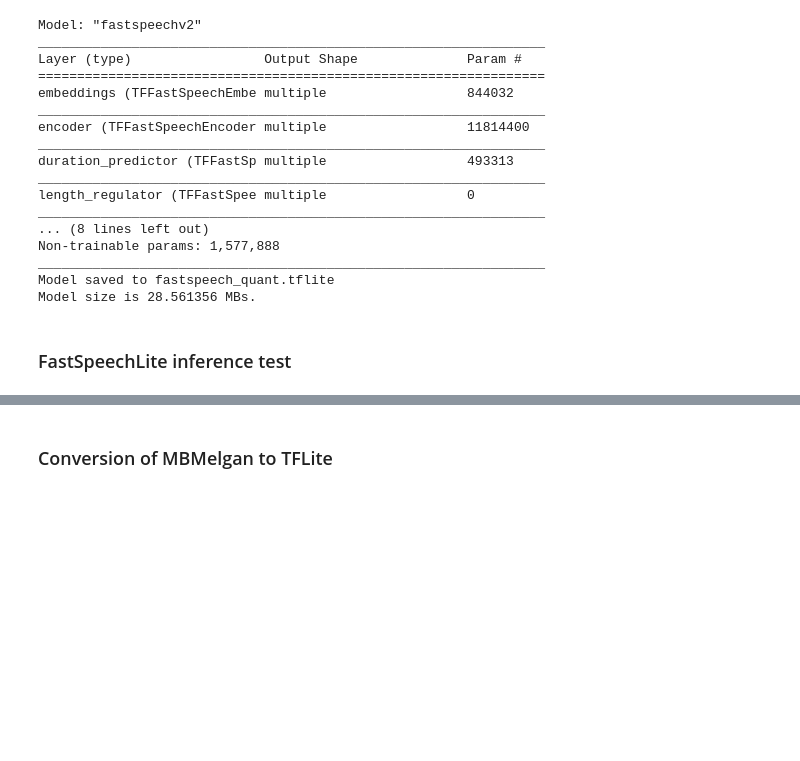
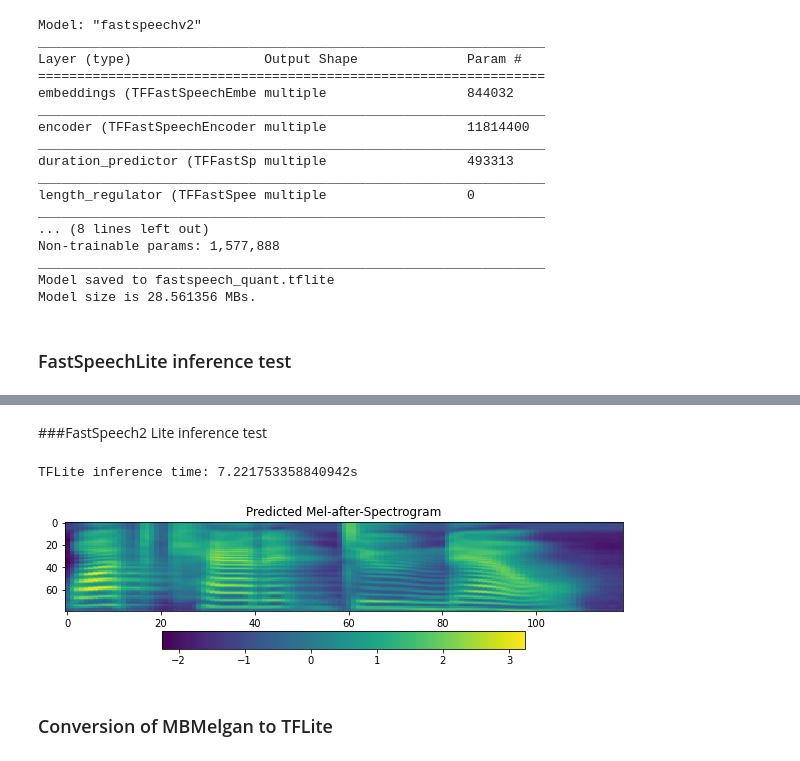
Before and after one commit to TensorSpeech/TensorFlowTTS, a Jupyter notebook: notebooks/TensorFlowTTS_FastSpeech+MBMelgan_TFLite.ipynb, the cells around one changed output, grey strips where cells are left out. Cells and saved outputs as stored; diff of their text form; code cells hidden in the pictures; blank space fills up the shorter version.

Commit message:
Added FastSpeech2 TFLite to pipeline

```diff
--- a/notebooks/TensorFlowTTS_FastSpeech+MBMelgan_TFLite.ipynb
+++ b/notebooks/TensorFlowTTS_FastSpeech+MBMelgan_TFLite.ipynb
@@ -236,0 +257,2 @@ TFLite inference time: 6.3358259201049805s
+# %% [markdown]
+###FastSpeech2 Lite inference test
@@ -237,3 +308,19 @@ TFLite inference time: 6.3358259201049805s
+# %%
+start = time.time()
+mel_output_tflite = fastspeech2lite.infer(sentences[3])
+end = time.time()
+print(f"TFLite inference time: {end-start}s")
+mel_after = tf.reshape(mel_output_tflite, [-1, 80]).numpy()
+fig = plt.figure(figsize=(10, 8))
+ax1 = fig.add_subplot(311)
+ax1.set_title(f'Predicted Mel-after-Spectrogram')
+im = ax1.imshow(np.rot90(mel_after), aspect='auto', interpolation='none')
+fig.colorbar(mappable=im, shrink=0.65, orientation='horizontal', ax=ax1)
+plt.show()
+plt.close()
+# %% [output]
+TFLite inference time: 7.221753358840942s
+[figure, added]
 # %% [markdown]
 ### Conversion of MBMelgan to TFLite
 # %%
```
Also changed, not shown: parts of 15 cells of this notebook.
